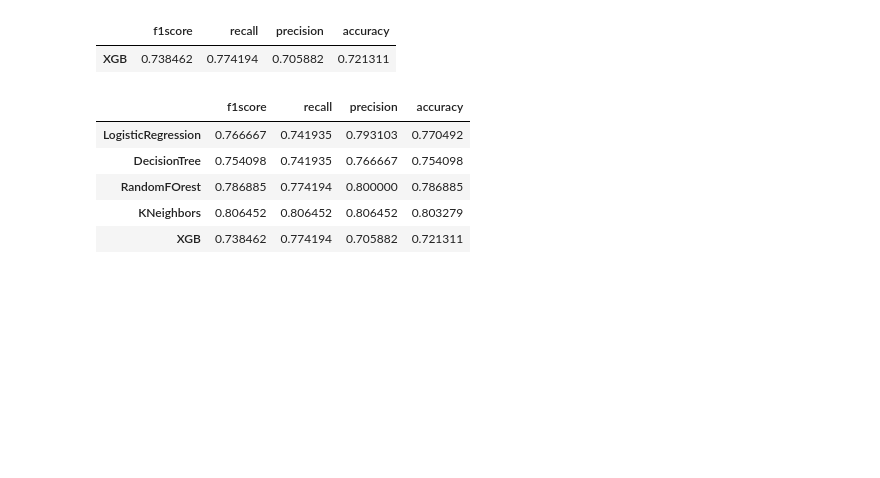
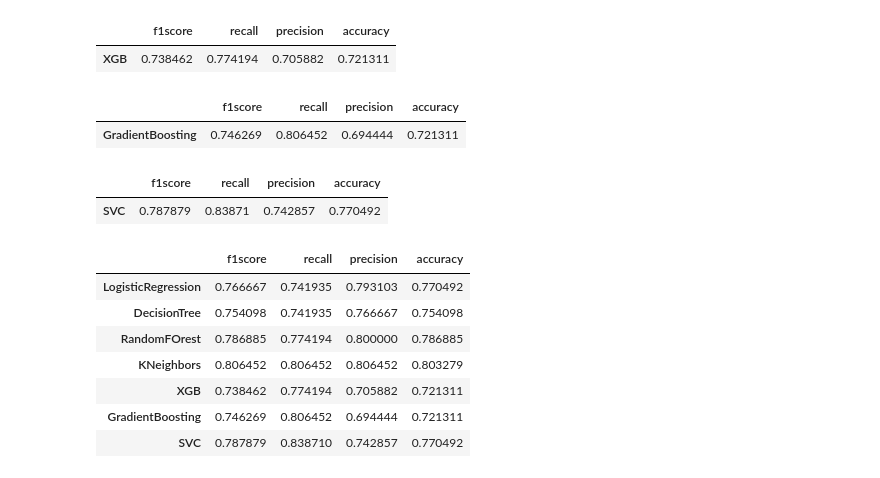
Before and after one commit to isoori/Heart-Attack-Analysis, a Jupyter notebook: Untitled.ipynb, the cells around one changed output. Saved outputs shown, nothing was run; the diff lists cells and outputs as text; code cells hidden in the pictures; blank space fills up the shorter version.

```diff
--- a/Untitled.ipynb
+++ b/Untitled.ipynb
@@ -316,22 +317,40 @@ m5
 |  | f1score | recall | precision | accuracy |
 | XGB | 0.738462 | 0.774194 | 0.705882 | 0.721311 |
 # %%
-gr = Gr()
+gr = GradientBoostingClassifier()
 gr.fit(xtr_scalled,y_train)
 prediction = gr.predict(xts_scalled)
 score = f1_score(y_test,prediction)
 accuracy = accuracy_score(y_test,prediction)
 precision = precision_score(y_test,prediction)
 recall = recall_score(y_test,prediction)
-m5=pd.DataFrame({'f1score':score,'recall':recall,'precision':precision,'accuracy':accuracy},index=['XGB'])
-m5
+m6=pd.DataFrame({'f1score':score,'recall':recall,'precision':precision,'accuracy':accuracy},index=['GradientBoosting'])
+m6
+# %% [output]
+|  | f1score | recall | precision | accuracy |
+| GradientBoosting | 0.746269 | 0.806452 | 0.694444 | 0.721311 |
+# %%
+svm = SVC()
+svm.fit(xtr_scalled,y_train)
+prediction = svm.predict(xts_scalled)
+score = f1_score(y_test,prediction)
+accuracy = accuracy_score(y_test,prediction)
+precision = precision_score(y_test,prediction)
+recall = recall_score(y_test,prediction)
+m7=pd.DataFrame({'f1score':score,'recall':recall,'precision':precision,'accuracy':accuracy},index=['SVC'])
+m7
+# %% [output]
+|  | f1score | recall | precision | accuracy |
+| SVC | 0.787879 | 0.83871 | 0.742857 | 0.770492 |
 # %%
-result_model_1 = pd.concat([n1,n2,m3,m4,m5],axis=0)
+result_model_1 = pd.concat([n1,n2,m3,m4,m5,m6,m7],axis=0)
 result_model_1
 # %% [output]
 |  | f1score | recall | precision | accuracy |
 | LogisticRegression | 0.766667 | 0.741935 | 0.793103 | 0.770492 |
 | DecisionTree | 0.754098 | 0.741935 | 0.766667 | 0.754098 |
 | RandomFOrest | 0.786885 | 0.774194 | 0.800000 | 0.786885 |
 | KNeighbors | 0.806452 | 0.806452 | 0.806452 | 0.803279 |
 | XGB | 0.738462 | 0.774194 | 0.705882 | 0.721311 |
+| GradientBoosting | 0.746269 | 0.806452 | 0.694444 | 0.721311 |
+| SVC | 0.787879 | 0.838710 | 0.742857 | 0.770492 |
```
Also changed, not shown: parts of 1 cell of this notebook.
